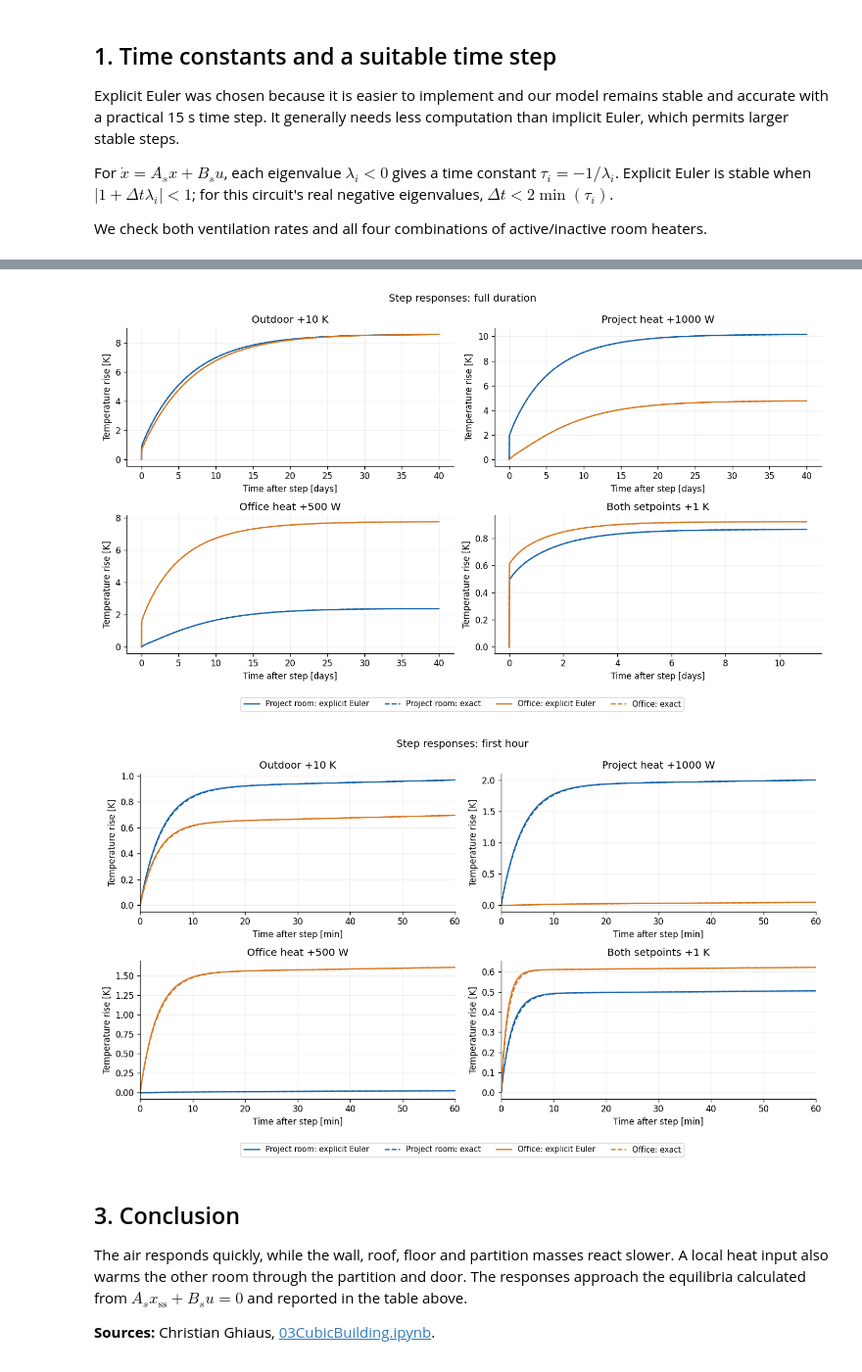
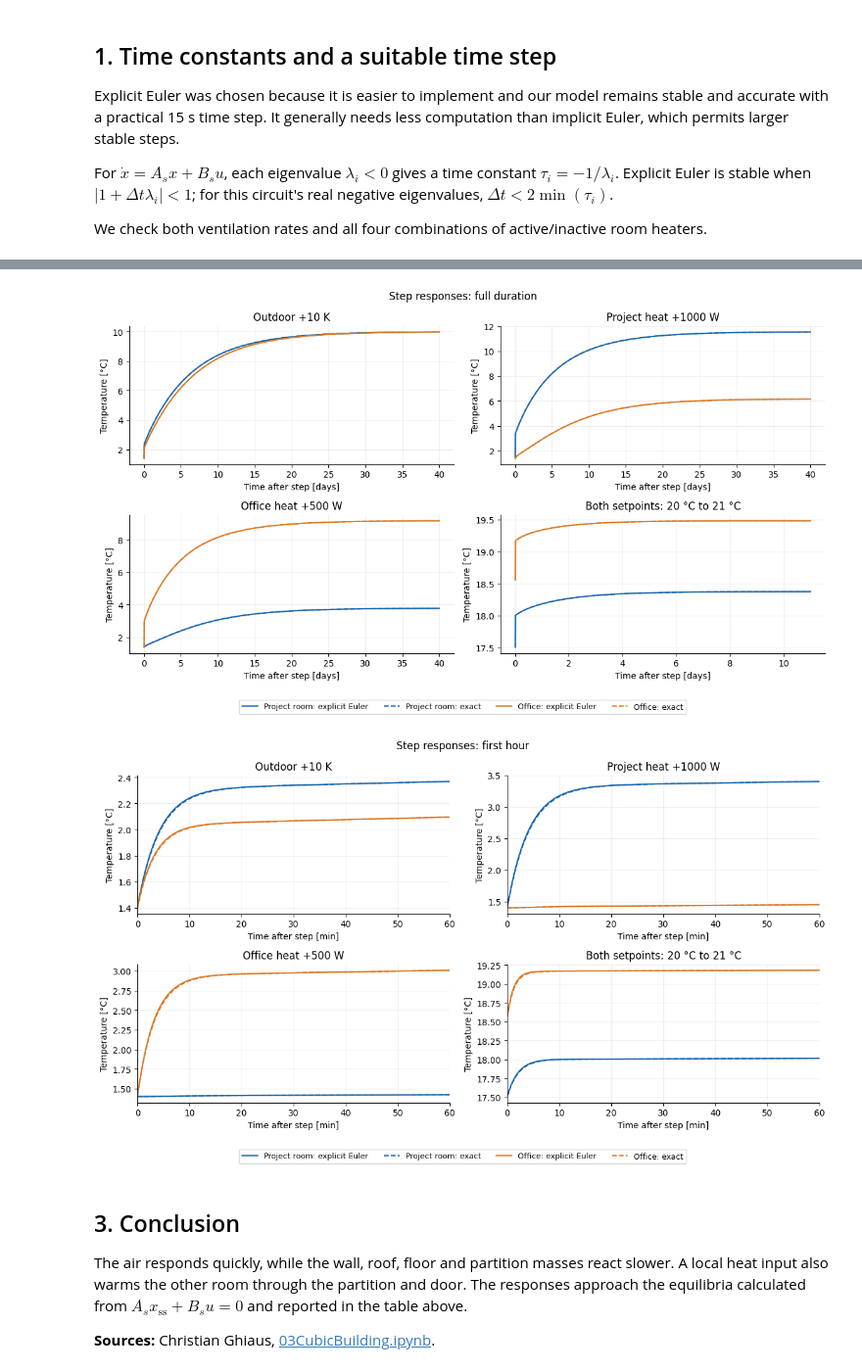
Before and after one commit to linokaiser/CE4IB, a Jupyter notebook: 03_simulate_step_response.ipynb, the cells around one changed output, grey strips where cells are left out. Shown at 98% size. Saved outputs shown, nothing was run; the diff lists cells and outputs as text; code cells hidden in the pictures.

```diff
--- a/03_simulate_step_response.ipynb
+++ b/03_simulate_step_response.ipynb
@@ -77,8 +81,8 @@ States and outputs here are **temperature changes from the initial equilibrium**
 
 The explicit Euler update is $x_{k+1}=(I+\Delta t A_s)x_k+\Delta t B_su_k$. Both figures compare explicit Euler with the exact reference for all four scenarios; the second figure zooms into the first hour.
 # %%
-def step_input(outdoor=0.0, setpoint=0.0, gains=(0.0, 0.0)):
-    sources = {"outdoor": outdoor, "ground": 0.0, "setpoint": setpoint}
+def step_input(outdoor=0.0, setpoint=0.0, gains=(0.0, 0.0), ground=0.0):
+    sources = {"outdoor": outdoor, "ground": ground, "setpoint": setpoint}
     b_T = np.array([sources[start] if isinstance(start, str) else 0.0
                     for _, start, _, _ in model.branches])
     f_Q = np.zeros(model.n_nodes)
@@ -110,7 +114,7 @@ step_cases = {
     "Outdoor +10 K": (0.0, step_input(outdoor=10)),
     "Project heat +1000 W": (0.0, step_input(gains=(1000, 0))),
     "Office heat +500 W": (0.0, step_input(gains=(0, 500))),
-    "Both setpoints +1 K": (kp, step_input(setpoint=1)),
+    "Both setpoints: 20 °C to 21 °C": (kp, step_input(setpoint=1)),
 }
 input_names = (
     [f"b_T[{j}] [K]: {model.branches[j][1]}" for j in np.flatnonzero(model.b)]
@@ -119,11 +123,20 @@ input_names = (
 display(pd.DataFrame({name: u for name, (_, u) in step_cases.items()}, index=input_names))
 
 step_results = {}
+step_baselines = {}
 settling_checks = []
 step_checks = []
 for name, (controller, u) in step_cases.items():
     matrices = model.state_space(ach=1.0, kp=controller)
     As, Bs, Cs, Ds = matrices
+    initial_inputs = step_input(
+        outdoor=boundary["verification_outdoor_C"],
+        ground=boundary["ground_temperature_C"],
+        setpoint=boundary["initial_temperature_C"],
+    )
+    initial_state = -np.linalg.solve(As, Bs @ initial_inputs)
+    np.testing.assert_allclose(As @ initial_state + Bs @ initial_inputs, 0, atol=1e-10)
+    step_baselines[name] = Cs @ initial_state + Ds @ initial_inputs
     slow_tau = np.max(-1 / np.linalg.eigvals(As).real)
     duration = np.ceil(6 * slow_tau / 86400) * 86400
     steady = Cs @ (-np.linalg.solve(As, Bs @ u)) + Ds @ u
@@ -183,26 +196,26 @@ display(pd.DataFrame(settling_checks).set_index("Step").round(2))
 # %%
 for first_hour in [False, True]:
     fig, axes = plt.subplots(2, 2, figsize=(12, 7))
     for ax, (name, (time, explicit, exact, steady)) in zip(axes.flat, step_results.items()):
         selected = time <= 3600 if first_hour else slice(None, None, 40)
         plot_time = time[selected] / (60 if first_hour else 86400)
         for j, label in enumerate(zone_labels):
-            ax.plot(plot_time, explicit[selected, j], color=colors[j],
+            ax.plot(plot_time, explicit[selected, j] + step_baselines[name][j], color=colors[j],
                     label=label + ": explicit Euler")
-            ax.plot(plot_time, exact[selected, j], color=colors[j], linestyle="--",
+            ax.plot(plot_time, exact[selected, j] + step_baselines[name][j], color=colors[j], linestyle="--",
                     label=label + ": exact")
-        ax.set(title=name, ylabel="Temperature rise [K]",
+        ax.set(title=name, ylabel="Temperature [°C]",
                xlabel="Time after step [min]" if first_hour else "Time after step [days]")
         if first_hour:
             ax.set_xlim(0, 60)
     handles, labels = axes[0, 0].get_legend_handles_labels()
     fig.legend(handles, labels, loc="lower center", ncol=4, fontsize=9)
     fig.suptitle("Step responses: first hour" if first_hour else "Step responses: full duration")
     fig.tight_layout(rect=(0, 0.06, 1, 1))
     plt.show()
 # %% [output]
-[figure, old version]
+[figure, new version]
-[figure, old version]
+[figure, new version]
 # %% [markdown]
 ## 3. Conclusion
 
```
Also changed, not shown: parts of 3 cells of this notebook, 2 other files.
